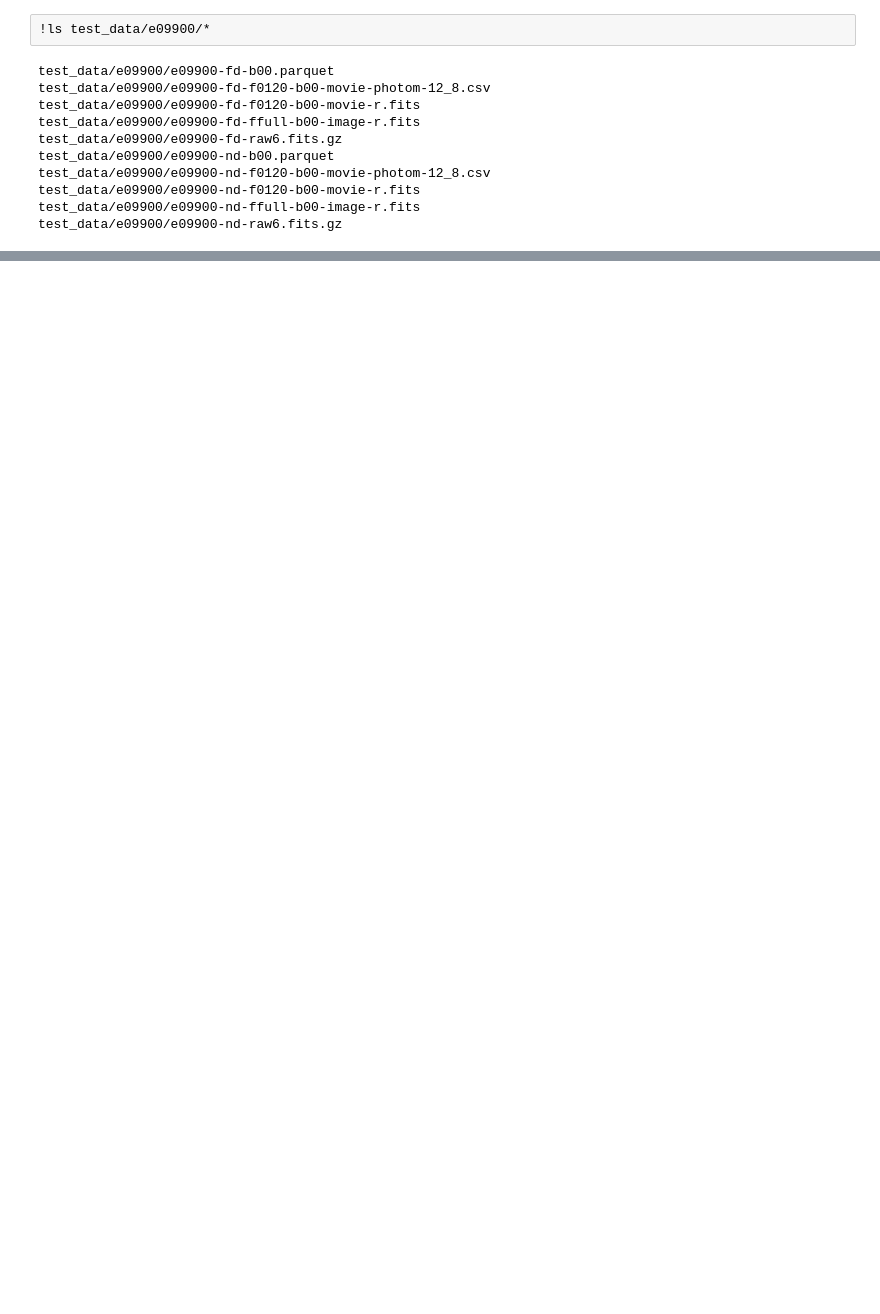
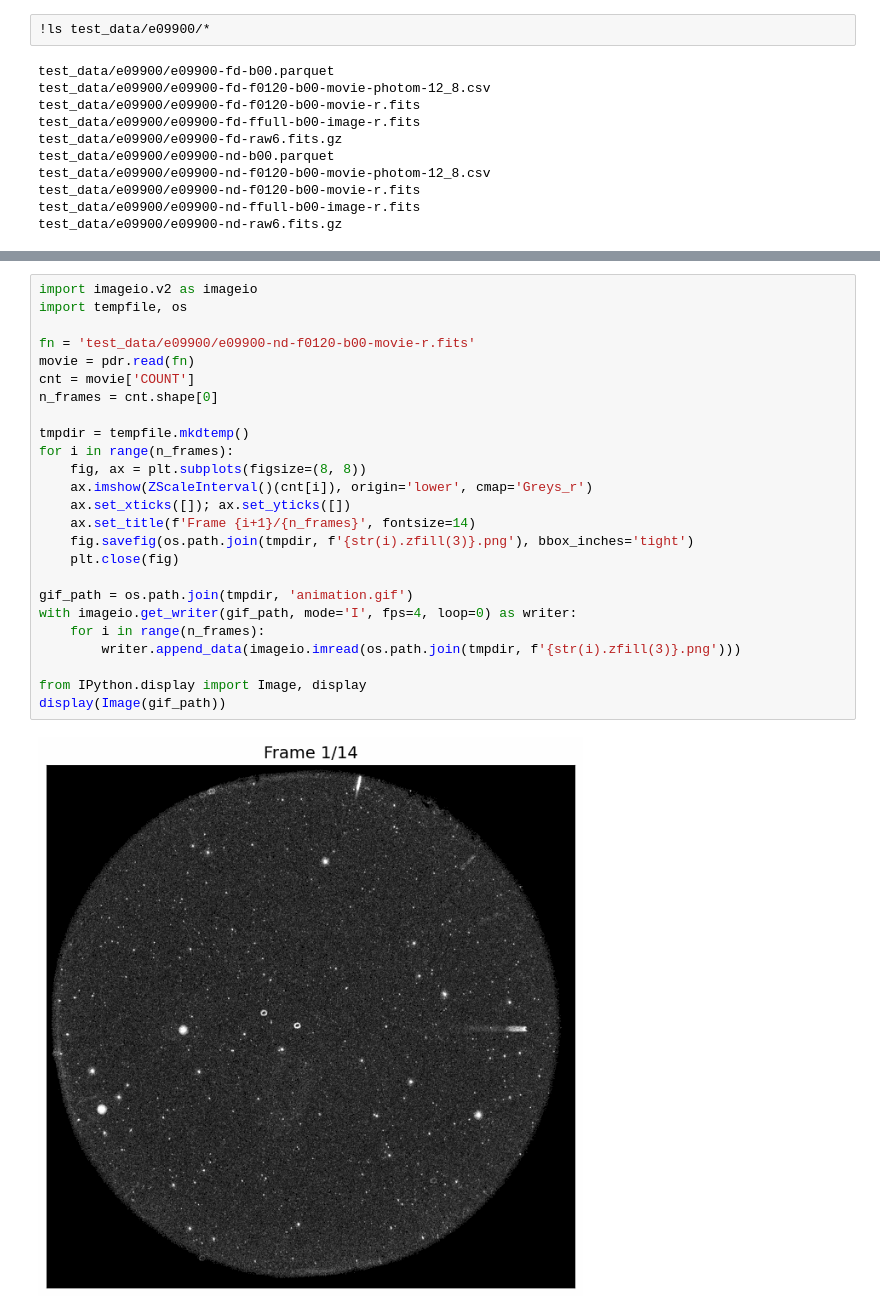
Before and after one commit to MillionConcepts/gPhoton2, a Jupyter notebook: tutorial.ipynb, the cells around one changed output, grey strips where cells are left out. Drawn from its saved outputs; the diff is of its cells as text; blank space fills up the shorter version.

```diff
--- a/tutorial.ipynb
+++ b/tutorial.ipynb
@@ -205,0 +247,27 @@ test_data/e09900/e09900-nd-raw6.fits.gz
+# %%
+import imageio.v2 as imageio
+import tempfile, os
+
+fn = 'test_data/e09900/e09900-nd-f0120-b00-movie-r.fits'
+movie = pdr.read(fn)
+cnt = movie['COUNT']
+n_frames = cnt.shape[0]
+
+tmpdir = tempfile.mkdtemp()
+for i in range(n_frames):
+    fig, ax = plt.subplots(figsize=(8, 8))
+    ax.imshow(ZScaleInterval()(cnt[i]), origin='lower', cmap='Greys_r')
+    ax.set_xticks([]); ax.set_yticks([])
+    ax.set_title(f'Frame {i+1}/{n_frames}', fontsize=14)
+    fig.savefig(os.path.join(tmpdir, f'{str(i).zfill(3)}.png'), bbox_inches='tight')
+    plt.close(fig)
+
+gif_path = os.path.join(tmpdir, 'animation.gif')
+with imageio.get_writer(gif_path, mode='I', fps=4, loop=0) as writer:
+    for i in range(n_frames):
+        writer.append_data(imageio.imread(os.path.join(tmpdir, f'{str(i).zfill(3)}.png')))
+
+from IPython.display import Image, display
+display(Image(gif_path))
+# %% [output]
+[figure, added]
```
Also changed, not shown: parts of 9 cells of this notebook.
